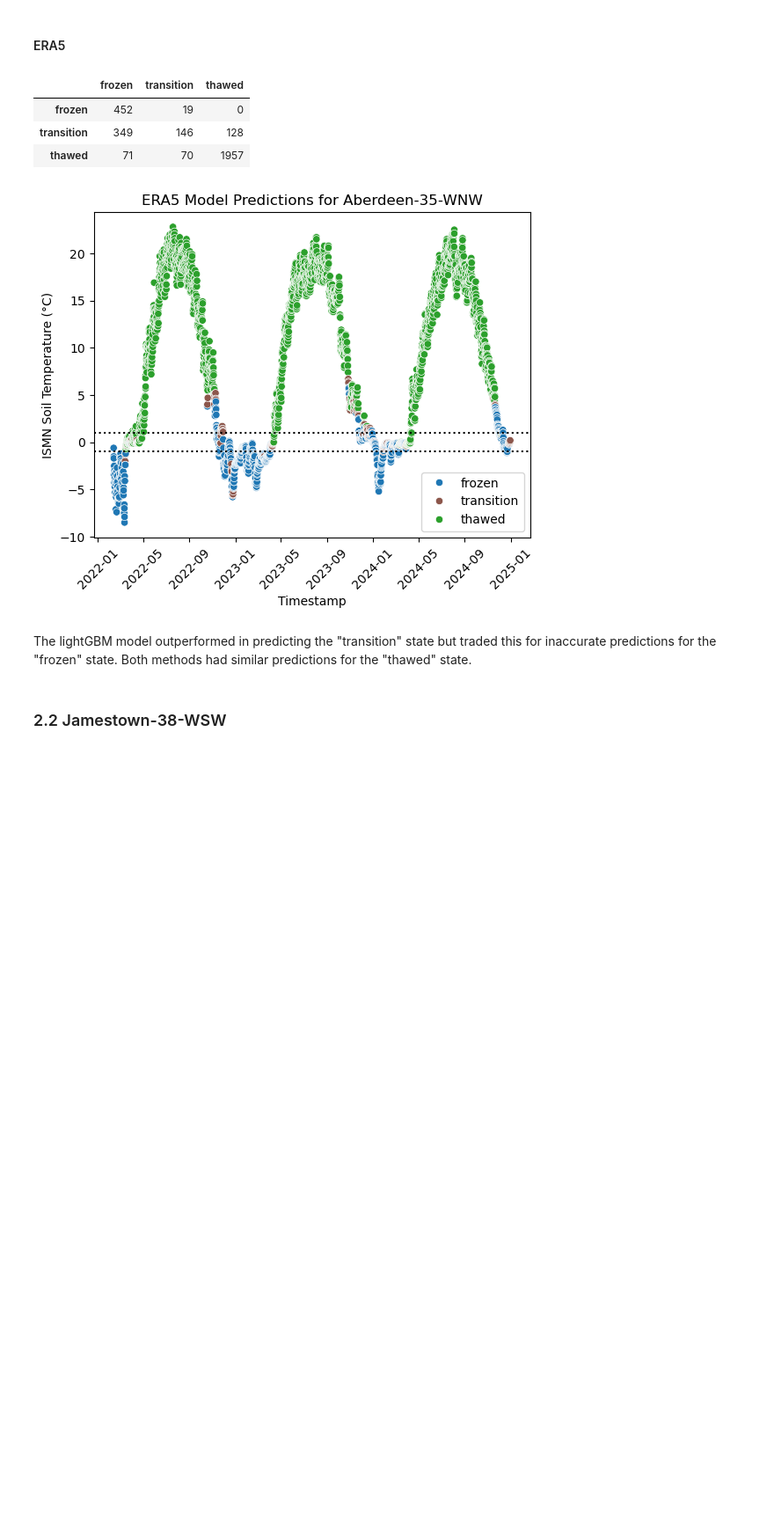
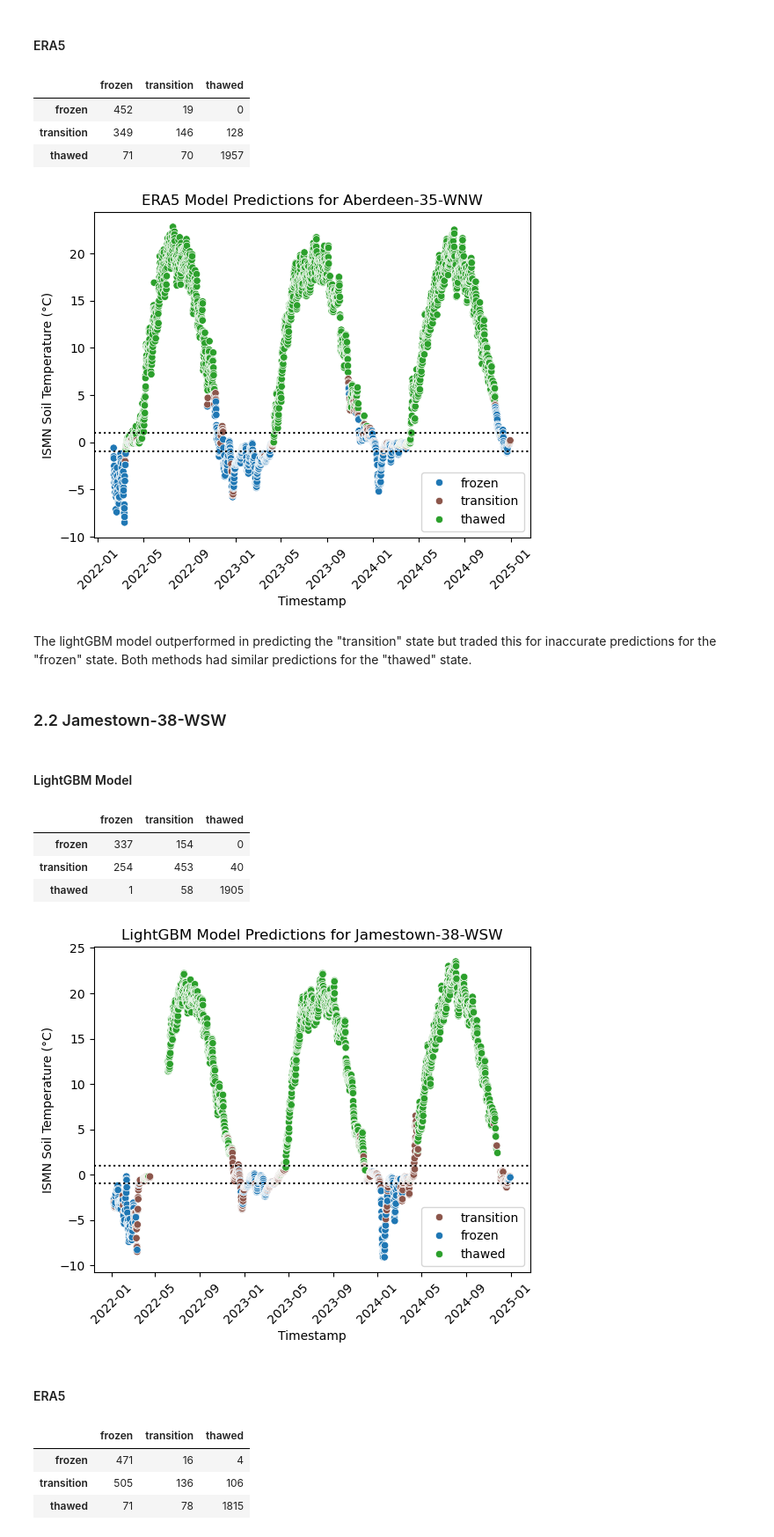
Before and after one commit to gerezk/freeze-thaw-soil-prediction, a Jupyter notebook: notebooks/model_vs_ERA5.ipynb, the cells around one changed output. Shown at 88% size. Cells and saved outputs as stored; diff of their text form; code cells hidden in the pictures; blank space fills up the shorter version.

Commit message:
model_vs_ERA5.ipynb section 2

```diff
--- a/notebooks/model_vs_ERA5.ipynb
+++ b/notebooks/model_vs_ERA5.ipynb
@@ -105,6 +105,22 @@ def process_one_station(station: StationName,
                           era5_results=era5_results,
                           ismn_data=ismn_data)
 
+def create_plot_df(ismn_data: pd.DataFrame,
+                   lgb_pred: np.ndarray,
+                   era5_pred: pd.Series) -> pd.DataFrame:
+    """
+    Prepare plot df needed as input for plot_predictions().
+    :param ismn_data: pd.DataFrame from StationResults.ismn_data
+    :param lgb_pred: np.ndarray from TestResult
+    :param era5_pred: pd.Series from ERA5Results
+    :return: pd.DataFrame
+    """
+    plot_df = ismn_data.copy()
+    plot_df["lgb_pred"] = lgb_pred
+    plot_df["era5_pred"] = era5_pred
+
+    return plot_df
+
 def plot_predictions(df: pd.DataFrame,
                      station: StationName,
                      method: str,
@@ -113,8 +129,7 @@ def plot_predictions(df: pd.DataFrame,
                      class_boundary: float | None = None) -> Axes:
     """
     Plot predictions for a given station and method. Assumed that class boundary is symmetric across the zero temperature line.
-    :param df: must have a datetime index and  contain the following columns:
-    "class", "lgb_pred", "era5_pred", and ismn_long_var_name.
+    :param df: must have a datetime index and  contain the following columns: ("lgb_pred" or "era5_pred") and ismn_long_var_name.
     :param station: name of the ISMN station
     :param method: "lgb_pred" or "era5_pred"
     :param ismn_long_var_name: long variable name for ISMN soil temperature
@@ -208,2 +223,37 @@ result_df_era5.loc[len(result_df_era5)] = [StationName.ABERDEEN,
 # %% [markdown]
 ### 2.2 Jamestown-38-WSW
+# %%
+jamestown_results = process_one_station(StationName.JAMESTOWN, train_size=train_size, label_map=label_map)
+
+result_df_ascat.loc[len(result_df_ascat)] = [StationName.JAMESTOWN,
+                                             jamestown_results.lgb_results.macro_f1,
+                                             jamestown_results.lgb_results.transition_f1]
+result_df_era5.loc[len(result_df_era5)] = [StationName.JAMESTOWN,
+                                           jamestown_results.era5_results.macro_f1,
+                                           jamestown_results.era5_results.transition_f1]
+
+jamestown_plot_df = create_plot_df(jamestown_results.ismn_data,
+                                   jamestown_results.lgb_results.y_pred,
+                                   jamestown_results.era5_results.y_pred)
+# %% [markdown]
+#### LightGBM Model
+# %%
+formatted_cm(jamestown_results.y_true, jamestown_results.lgb_results.y_pred, c.CLASSES)
+# %% [output]
+|  | frozen | transition | thawed |
+| frozen | 337 | 154 | 0 |
+| transition | 254 | 453 | 40 |
+| thawed | 1 | 58 | 1905 |
+# %%
+axes = plot_predictions(jamestown_plot_df, StationName.JAMESTOWN, method="lgb_pred")
+# %% [output]
+[figure, added]
+# %% [markdown]
+#### ERA5
+# %%
+formatted_cm(jamestown_results.y_true, jamestown_results.era5_results.y_pred, c.CLASSES)
+# %% [output]
+|  | frozen | transition | thawed |
+| frozen | 471 | 16 | 4 |
+| transition | 505 | 136 | 106 |
+| thawed | 71 | 78 | 1815 |
```
Also changed, not shown: parts of 77 cells of this notebook.
